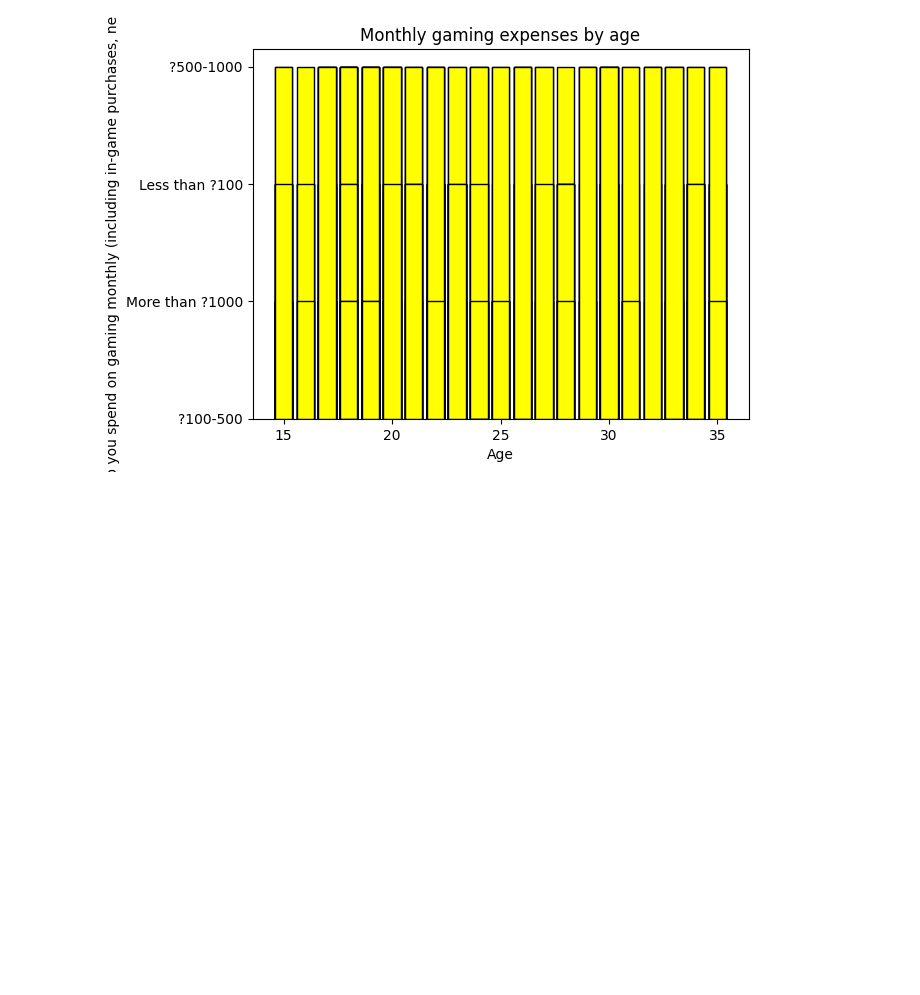
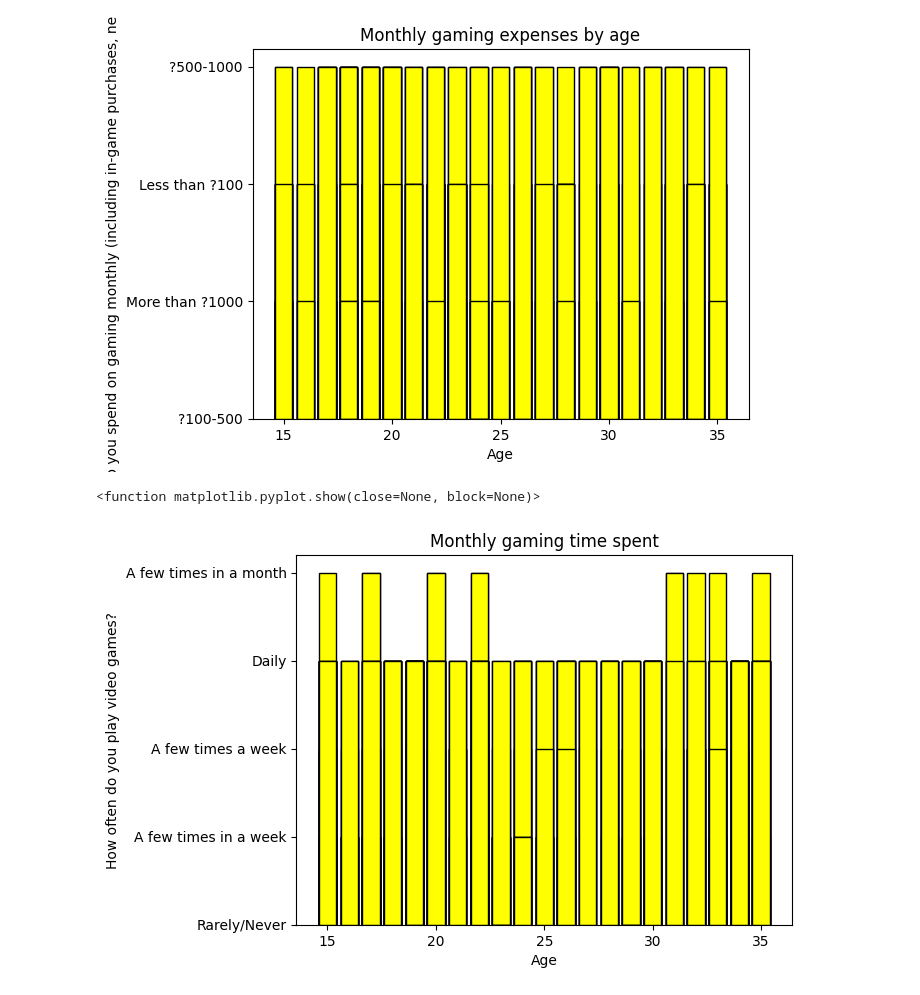
Before and after one commit to Zyoung002/Dataanalyticscapstone, a Jupyter notebook: Gaming_Trends.ipynb, the cells around one changed output. Cells and saved outputs as stored; diff of their text form; code cells hidden in the pictures; blank space fills up the shorter version.

Commit message:
Added two new bar graphs showing gaming hours and frequency

```diff
--- a/Gaming_Trends.ipynb
+++ b/Gaming_Trends.ipynb
@@ -312,3 +312,12 @@ plt.show
 # %% [output]
 <function matplotlib.pyplot.show(close=None, block=None)>
 [figure]
+# %%
+plt.bar(isolated_age,isolated_frequency, color='yellow', edgecolor='black')
+plt.xlabel('Age')
+plt.ylabel('How often do you play video games?')
+plt.title('Monthly gaming time spent')
+plt.show
+# %% [output]
+<function matplotlib.pyplot.show(close=None, block=None)>
+[figure, added]
```
Also changed, not shown: parts of 1 cell of this notebook.
